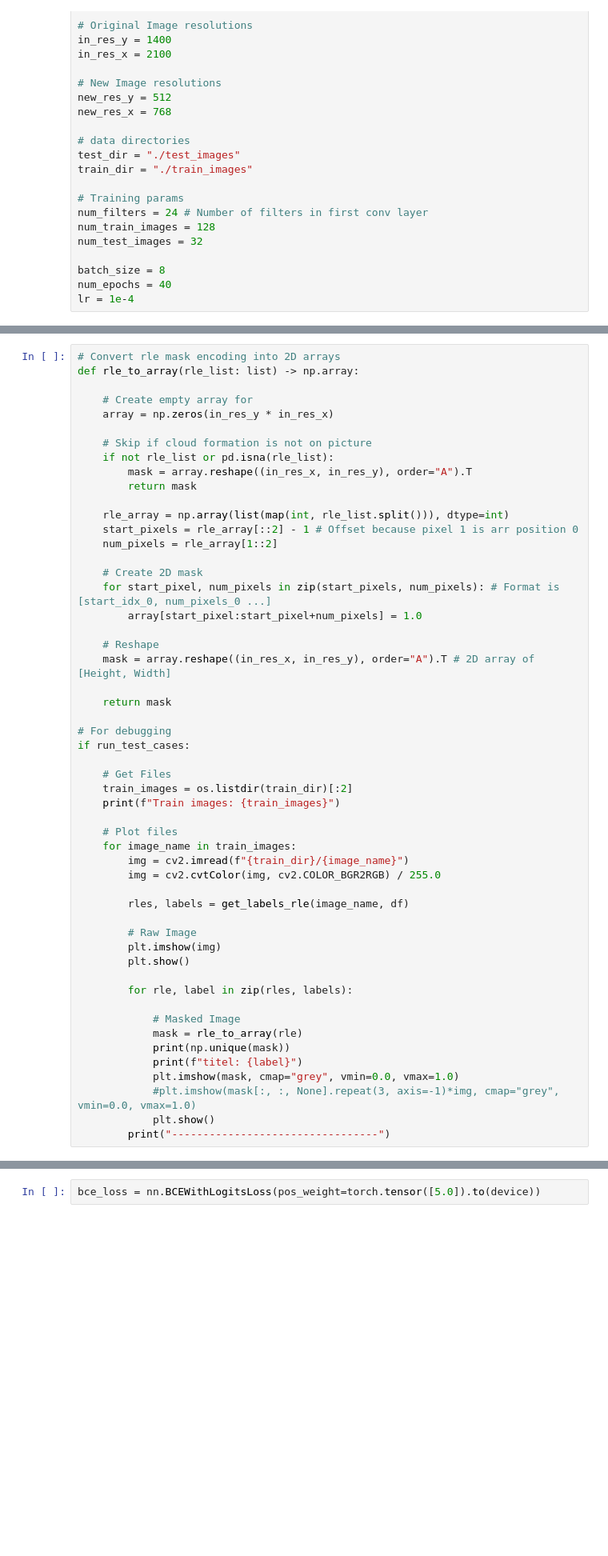
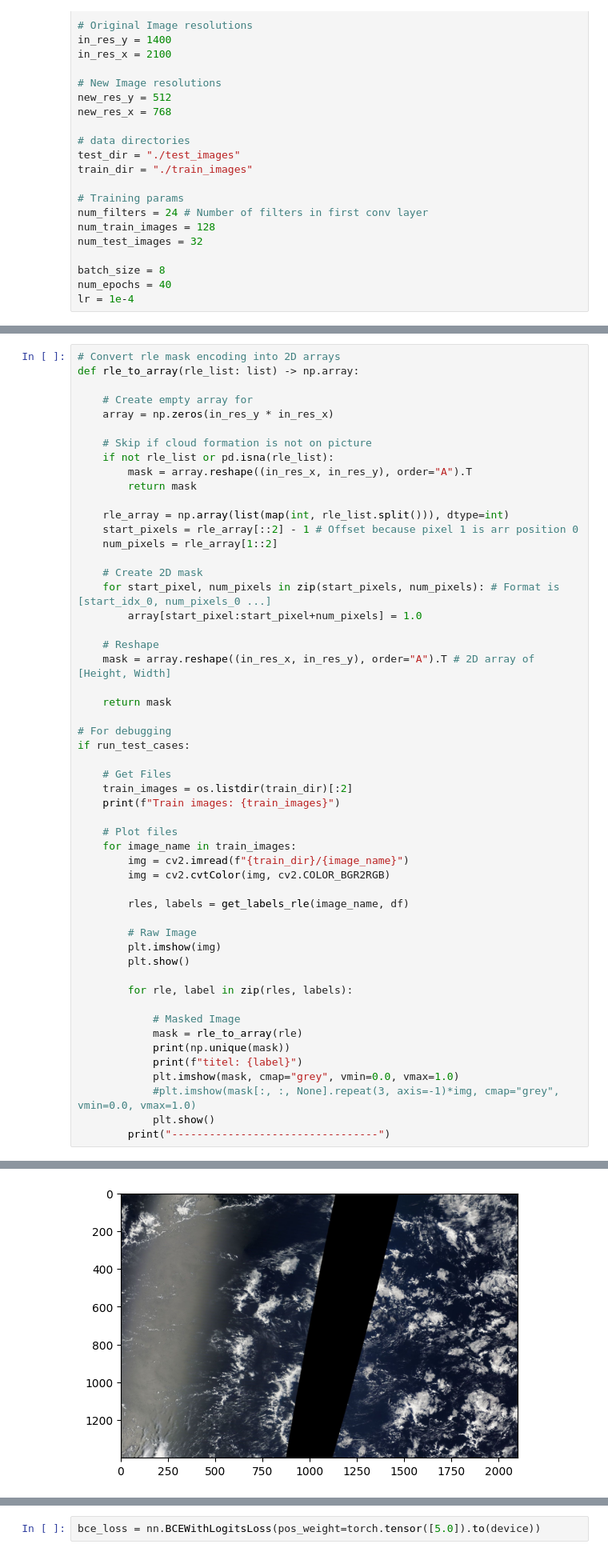
Before and after one commit to SATheinen/cloud-type-recognition, a Jupyter notebook: main.ipynb, the cells around one changed output, grey strips where cells are left out. Shown at 80% size. Saved outputs shown, nothing was run; the diff lists cells and outputs as text; blank space fills up the shorter version.

```diff
--- a/main.ipynb
+++ b/main.ipynb
@@ -118,7 +148,7 @@ if run_test_cases:
     # Plot files
     for image_name in train_images:
         img = cv2.imread(f"{train_dir}/{image_name}")
-        img = cv2.cvtColor(img, cv2.COLOR_BGR2RGB) / 255.0
+        img = cv2.cvtColor(img, cv2.COLOR_BGR2RGB)
 
         rles, labels = get_labels_rle(image_name, df)
 
@@ -136,3 +166,4 @@ if run_test_cases:
             #plt.imshow(mask[:, :, None].repeat(3, axis=-1)*img, cmap="grey", vmin=0.0, vmax=1.0)
             plt.show()
         print("---------------------------------")
+# %% [output]
@@ -138,0 +171 @@ if run_test_cases:
+[figure, added]
```
Also changed, not shown: parts of 7 cells of this notebook.
